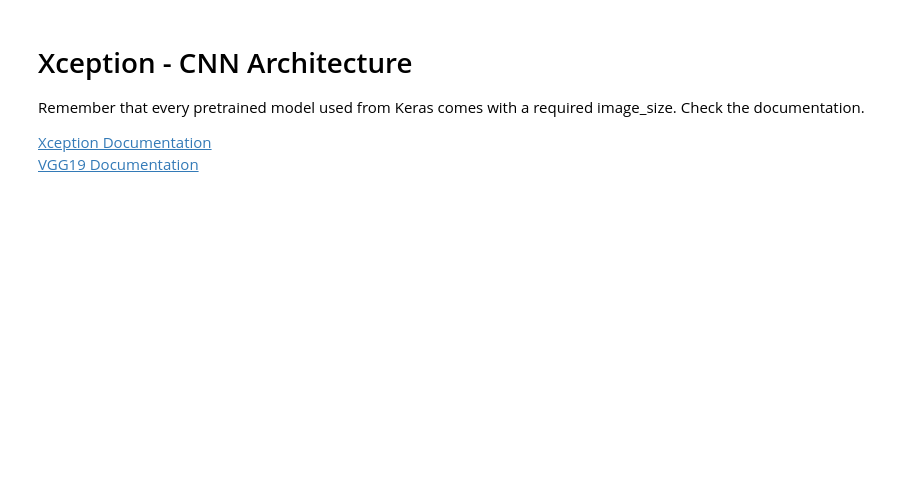
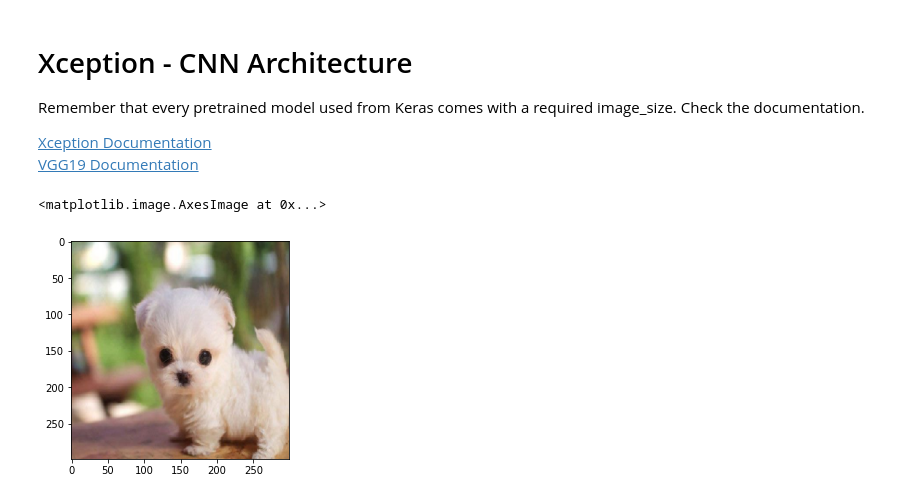
Before and after one commit to gianmillare/Machine-Learning-AI, a Jupyter notebook: University of California, Berkeley - AI ML Sessions/Part 35 - Convolutional Neural Networks Activity - Xception.ipynb, the cells around one changed output. Drawn from its saved outputs; the diff is of its cells as text; code cells hidden in the pictures; blank space fills up the shorter version.

Commit message:
completed ucbmlai35 preprocessing and creating the model. model predicted successfully

```diff
--- a/University of California, Berkeley - AI ML Sessions/Part 35 - Convolutional Neural Networks Activity - Xception.ipynb
+++ b/University of California, Berkeley - AI ML Sessions/Part 35 - Convolutional Neural Networks Activity - Xception.ipynb
@@ -20,0 +24,7 @@ from keras.applications.xception import (Xception, preprocess_input, decode_pred
+# %%
+# Step 3: Load in the image to predict using the dimensions defined in the documentation
+img = image.load_img(os.path.join("images", "pup.jpg"), target_size=(299, 299))
+plt.imshow(img)
+# %% [output]
+<matplotlib.image.AxesImage at 0x...>
+[figure, added]
```
Also changed, not shown: parts of 4 cells of this notebook, 2 other files.
